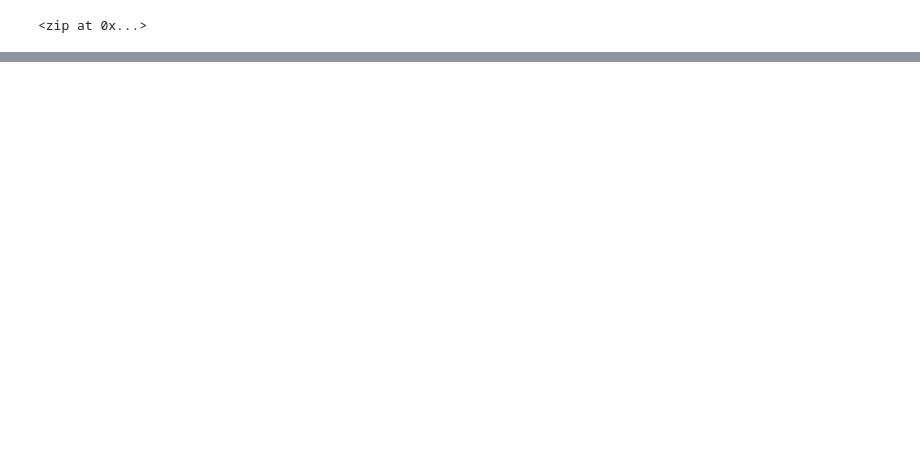
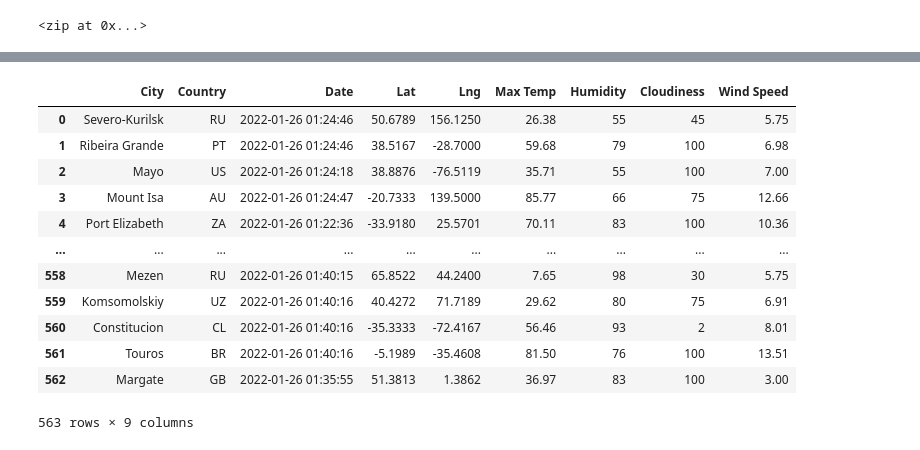
Before and after one commit to swichtenberg/World_Weather_Analysis, a Jupyter notebook: WeatherPy.ipynb, the cells around one changed output, grey strips where cells are left out. Cells and saved outputs as stored; diff of their text form; code cells hidden in the pictures; blank space fills up the shorter version.

```diff
--- a/WeatherPy.ipynb
+++ b/WeatherPy.ipynb
@@ -31,0 +138,19 @@ len(cities)
+# %%
+# Rearrange columns
+new_column_order = ["City", "Country", "Date", "Lat", "Lng", "Max Temp", "Humidity", "Cloudiness", "Wind Speed"]
+city_data_df = city_data_df[new_column_order]
+city_data_df
+# %% [output]
+|  | City | Country | Date | Lat | Lng | Max Temp | Humidity | Cloudiness | Wind Speed |
+| 0 | Severo-Kurilsk | RU | 2022-01-26 01:24:46 | 50.6789 | 156.1250 | 26.38 | 55 | 45 | 5.75 |
+| 1 | Ribeira Grande | PT | 2022-01-26 01:24:46 | 38.5167 | -28.7000 | 59.68 | 79 | 100 | 6.98 |
+| 2 | Mayo | US | 2022-01-26 01:24:18 | 38.8876 | -76.5119 | 35.71 | 55 | 100 | 7.00 |
+| 3 | Mount Isa | AU | 2022-01-26 01:24:47 | -20.7333 | 139.5000 | 85.77 | 66 | 75 | 12.66 |
+| 4 | Port Elizabeth | ZA | 2022-01-26 01:22:36 | -33.9180 | 25.5701 | 70.11 | 83 | 100 | 10.36 |
+| ... | ... | ... | ... | ... | ... | ... | ... | ... | ... |
+| 558 | Mezen | RU | 2022-01-26 01:40:15 | 65.8522 | 44.2400 | 7.65 | 98 | 30 | 5.75 |
+| 559 | Komsomolskiy | UZ | 2022-01-26 01:40:16 | 40.4272 | 71.7189 | 29.62 | 80 | 75 | 6.91 |
+| 560 | Constitucion | CL | 2022-01-26 01:40:16 | -35.3333 | -72.4167 | 56.46 | 93 | 2 | 8.01 |
+| 561 | Touros | BR | 2022-01-26 01:40:16 | -5.1989 | -35.4608 | 81.50 | 76 | 100 | 13.51 |
+| 562 | Margate | GB | 2022-01-26 01:35:55 | 51.3813 | 1.3862 | 36.97 | 83 | 100 | 3.00 |
+563 rows × 9 columns
```
Also changed, not shown: parts of 7 cells of this notebook, 1 other file.
